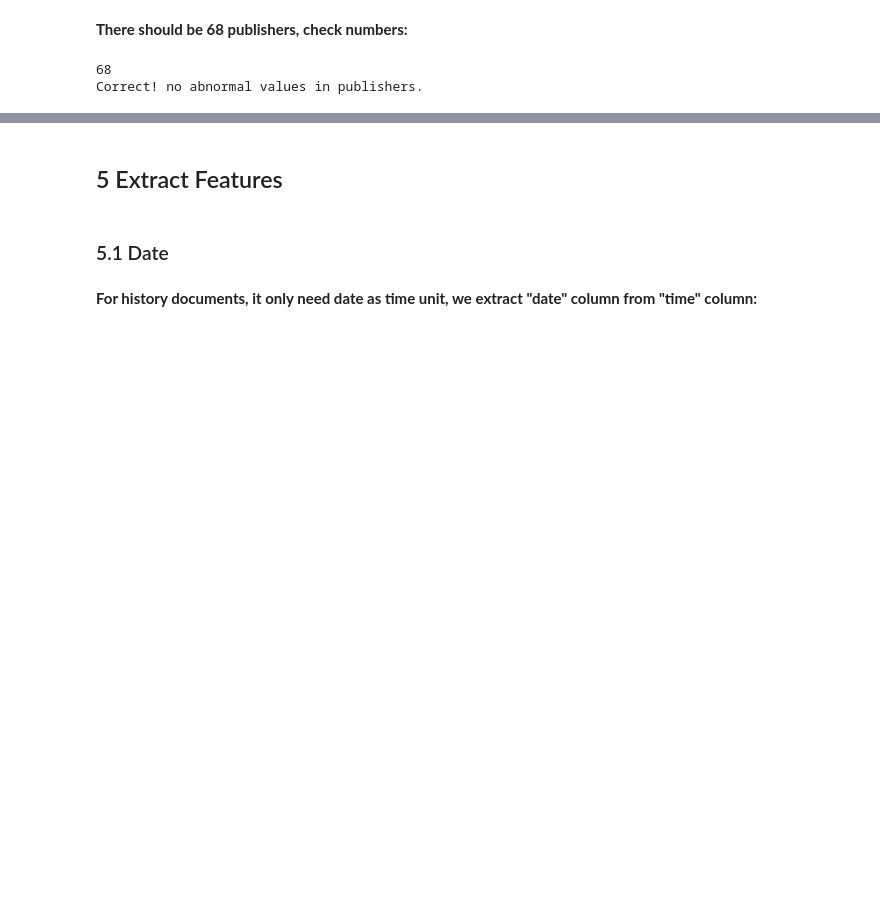
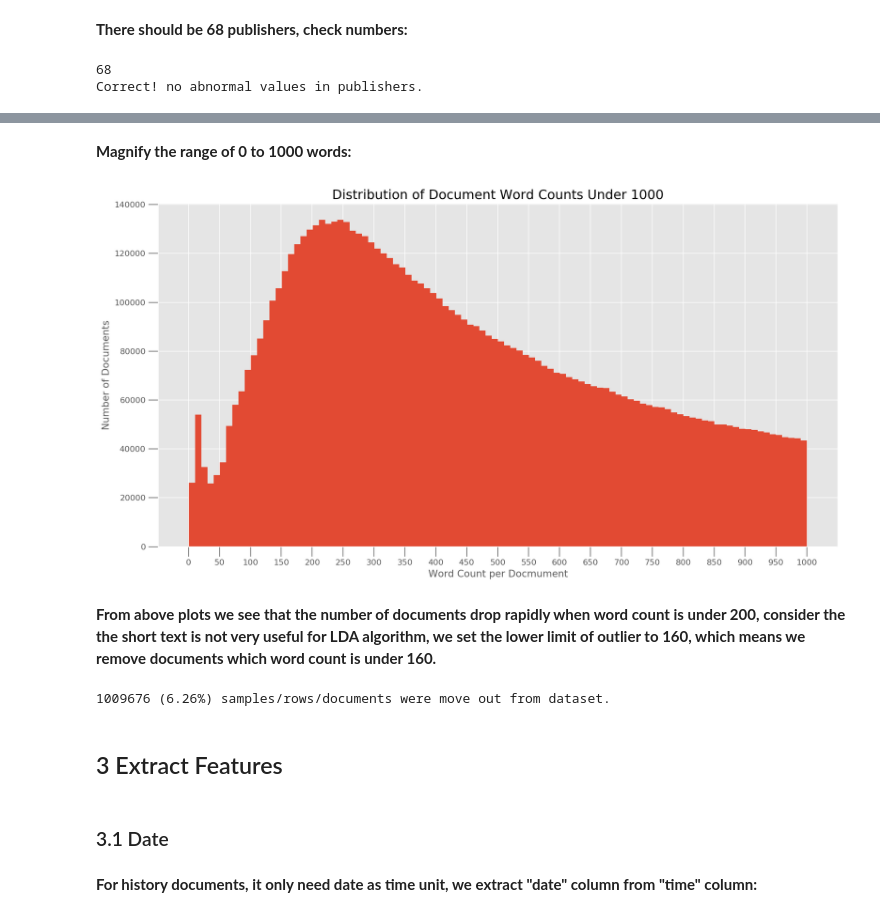
Before and after one commit to xandercai/papers-past-topic-modeling, a Jupyter notebook: 2-wrangling/wrangling.ipynb, the cells around one changed output, grey strips where cells are left out. Saved outputs shown, nothing was run; the diff lists cells and outputs as text; code cells hidden in the pictures; blank space fills up the shorter version.

```diff
--- a/2-wrangling/wrangling.ipynb
+++ b/2-wrangling/wrangling.ipynb
@@ -170,0 +208,17 @@ Correct! no abnormal values in publishers.
+# %% [markdown]
+**Magnify the range of 0 to 1000 words:**
+# %%
+length1000 = [i for i in length if i <= 1000]
+# %%
+plt.figure(figsize=(13,7), dpi=160)
+plt.hist(length1000, bins = 100)
+plt.gca().set(ylabel='Number of Documents', xlabel='Word Count per Docmument')
+plt.tick_params(size=12)
+plt.xticks(np.linspace(0,1000,21))
+plt.title('Distribution of Document Word Counts Under 1000', fontdict=dict(size=16))
+plt.tight_layout()
+plt.show()
+# %% [output]
+[figure, added]
+# %% [markdown]
+**From above plots we see that the number of documents drop rapidly when word count is under 200, consider the the short text is not very useful for LDA algorithm, we set the lower limit of outlier to 160, which means we remove documents which word count is under 160.**
@@ -171,7 +230,14 @@ Correct! no abnormal values in publishers.
+# %%
+length_min = len([i for i in length if i < min_count])
+length_all = len(length)
+
+print('{} ({:.2f}%) samples/rows/documents were move out from dataset.'.format(length_min, 100*length_min/length_all))
+# %% [output]
+1009676 (6.26%) samples/rows/documents were move out from dataset.
 # %% [markdown]
-## 5 Extract Features
+## 3 Extract Features
 # %% [markdown]
-### 5.1 Date
+### 3.1 Date
 # %% [markdown]
 **For history documents, it only need date as time unit, we extract "date" column from "time" column:**
 # %%
```
Also changed, not shown: parts of 49 cells of this notebook.
